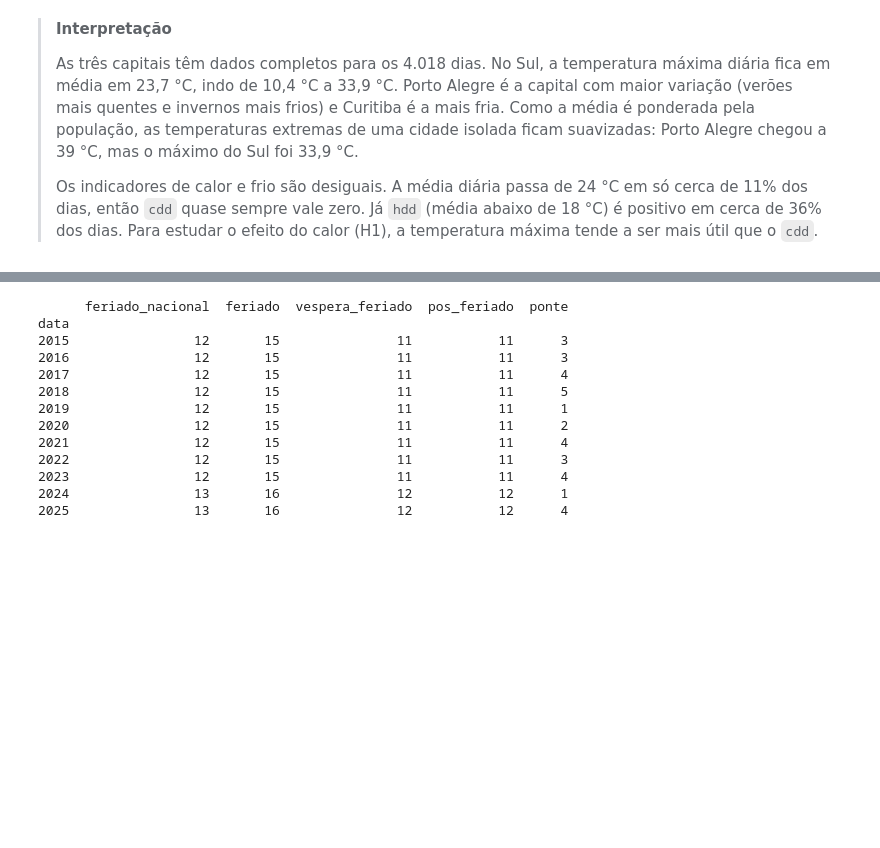
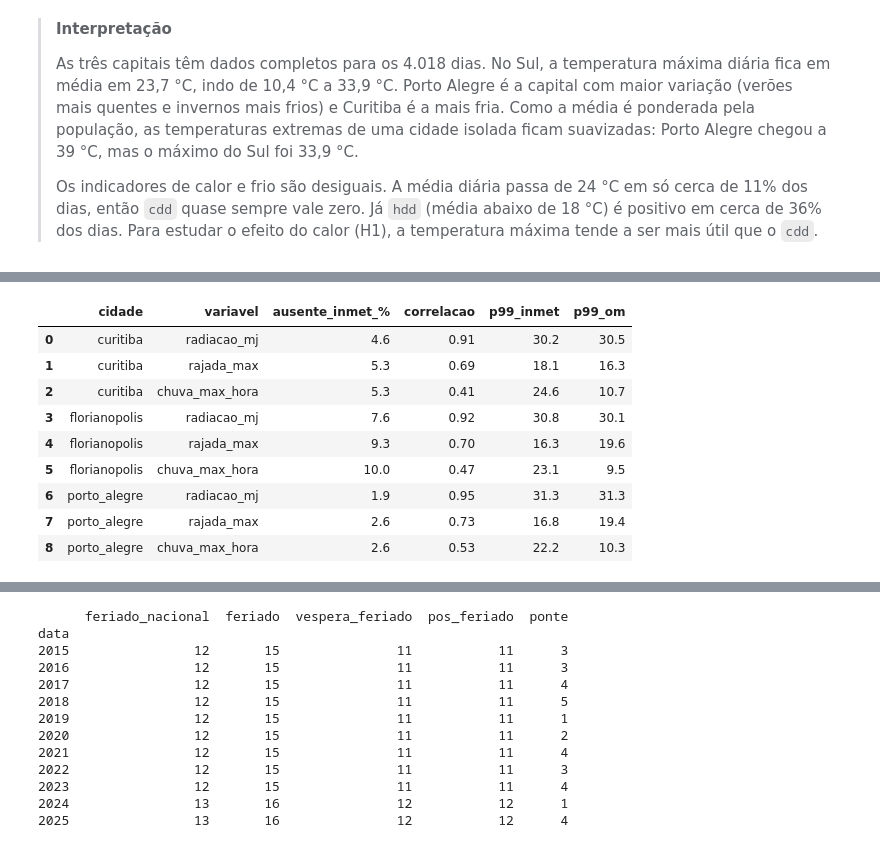
Before and after one commit to kaikezcarvalho/opt004-previsao-carga-sul, a Jupyter notebook: 02_preparacao.ipynb, the cells around one changed output, grey strips where cells are left out. Cells and saved outputs as stored; diff of their text form; code cells hidden in the pictures; blank space fills up the shorter version.

```diff
--- a/02_preparacao.ipynb
+++ b/02_preparacao.ipynb
@@ -29,9 +30,11 @@ plt.rcParams["figure.figsize"] = (12, 4)
 
 DIR_RAW = Path("dataset")
 DIR_CLIMA = DIR_RAW / "clima_open_meteo"
+DIR_INMET = DIR_RAW / "inmet"
 DIR_OUT = Path("processado")
 
 INICIO, FIM = "2015-01-01", "2025-12-31"
+ANOS_DADOS = range(2015, 2026)
 SUBSISTEMA = "S"
 FUSO = "America/Sao_Paulo"  # o ONS registra a hora local (com horário de verão)
 
@@ -45,7 +48,13 @@ CIDADES = {
     "florianopolis": {"uf": "SC", "lat": -27.5954, "lon": -48.5480},
     "porto_alegre":  {"uf": "RS", "lat": -30.0346, "lon": -51.2177},
 }
-VARS_CLIMA = ["temperature_2m", "apparent_temperature", "relative_humidity_2m", "precipitation"]
+VARS_CLIMA = ["temperature_2m", "apparent_temperature", "relative_humidity_2m", "precipitation",
+              "shortwave_radiation", "wind_gusts_10m"]   # as duas últimas cobrem lacunas do INMET
+
+# Eventos climáticos (INMET). Limiares do nível "Perigo" dos avisos do INMET:
+# ventos de 60–100 km/h e chuva de 30–60 mm/h
+LIMIAR_RAJADA = 60 / 3.6        # m/s
+LIMIAR_CHUVA_HORA = 30.0        # mm/h
 
 # Limiares dos graus-dia (°C), usados em H1 (calor) e H3 (frio)
 T_BASE_CALOR, T_BASE_FRIO = 24.0, 18.0
@@ -271,13 +280,15 @@ URL_ARCHIVE = "https://archive-api.open-meteo.com/v1/archive"
 def baixar_clima(nome, cfg, tentativas=4):
     caminho = DIR_CLIMA / f"{nome}.csv"
     if caminho.exists():
-        return pd.read_csv(caminho, parse_dates=["time"])
+        df = pd.read_csv(caminho, parse_dates=["time"])
+        if set(VARS_CLIMA) <= set(df.columns):
+            return df
     DIR_CLIMA.mkdir(parents=True, exist_ok=True)
     # um dia a mais em cada ponta: o período em UTC precisa cobrir o período inteiro na hora local
     ini = (pd.Timestamp(INICIO) - pd.Timedelta(days=1)).date().isoformat()
     fim = (pd.Timestamp(FIM) + pd.Timedelta(days=1)).date().isoformat()
     params = {"latitude": cfg["lat"], "longitude": cfg["lon"], "start_date": ini, "end_date": fim,
-              "hourly": ",".join(VARS_CLIMA), "timezone": "GMT"}
+              "hourly": ",".join(VARS_CLIMA), "timezone": "GMT", "wind_speed_unit": "ms"}
     for i in range(tentativas):
         try:
             r = requests.get(URL_ARCHIVE, params=params, timeout=300)
@@ -358,0 +430,45 @@ clima_d.describe().round(1)
+# %%
+def eventos_diarios(df):
+    """Hora local com chuva_mm, radiacao_kj e rajada_ms -> eventos por dia."""
+    g = df.groupby(df.index.normalize())
+    out = pd.DataFrame({
+        "radiacao_mj": g["radiacao_kj"].sum() / 1000,
+        "rajada_max": g["rajada_ms"].max(),
+        "chuva_max_hora": g["chuva_mm"].max(),
+    })
+    meio_dia = df[(df.index.hour >= 9) & (df.index.hour <= 16)]
+    rad_ok = meio_dia["radiacao_kj"].notna().groupby(meio_dia.index.normalize()).all()
+    out.loc[~rad_ok.reindex(out.index, fill_value=False), "radiacao_mj"] = np.nan
+    out.loc[g["rajada_ms"].count() < 20, ["rajada_max", "chuva_max_hora"]] = np.nan
+    return out
+
+ev_inmet = {n: eventos_diarios(df) for n, df in inmet_h.items()}
+
+# Mesmas variáveis no Open-Meteo, para comparação e para cobrir lacunas.
+# shortwave_radiation é a média da hora em W/m²: × 3,6 dá kJ/m² na hora.
+ev_om = {n: eventos_diarios(pd.DataFrame({"radiacao_kj": df["shortwave_radiation"] * 3.6,
+                                          "rajada_ms": df["wind_gusts_10m"],
+                                          "chuva_mm": df["precipitation"]}))
+         for n, df in clima_h.items()}
+
+comparacao = []
+for n in CIDADES:
+    for v in ["radiacao_mj", "rajada_max", "chuva_max_hora"]:
+        par = pd.concat([ev_inmet[n][v], ev_om[n][v]], axis=1, keys=["inmet", "om"]).dropna()
+        comparacao.append({"cidade": n, "variavel": v,
+                           "ausente_inmet_%": round(ev_inmet[n][v].isna().mean() * 100, 1),
+                           "correlacao": round(par.corr().iloc[0, 1], 2),
+                           "p99_inmet": round(par["inmet"].quantile(0.99), 1),
+                           "p99_om": round(par["om"].quantile(0.99), 1)})
+pd.DataFrame(comparacao)
+# %% [output]
+|  | cidade | variavel | ausente_inmet_% | correlacao | p99_inmet | p99_om |
+| 0 | curitiba | radiacao_mj | 4.6 | 0.91 | 30.2 | 30.5 |
+| 1 | curitiba | rajada_max | 5.3 | 0.69 | 18.1 | 16.3 |
+| 2 | curitiba | chuva_max_hora | 5.3 | 0.41 | 24.6 | 10.7 |
+| 3 | florianopolis | radiacao_mj | 7.6 | 0.92 | 30.8 | 30.1 |
+| 4 | florianopolis | rajada_max | 9.3 | 0.70 | 16.3 | 19.6 |
+| 5 | florianopolis | chuva_max_hora | 10.0 | 0.47 | 23.1 | 9.5 |
+| 6 | porto_alegre | radiacao_mj | 1.9 | 0.95 | 31.3 | 31.3 |
+| 7 | porto_alegre | rajada_max | 2.6 | 0.73 | 16.8 | 19.4 |
+| 8 | porto_alegre | chuva_max_hora | 2.6 | 0.53 | 22.2 | 10.3 |
```
Also changed, not shown: parts of 16 cells of this notebook, 4 other files.
